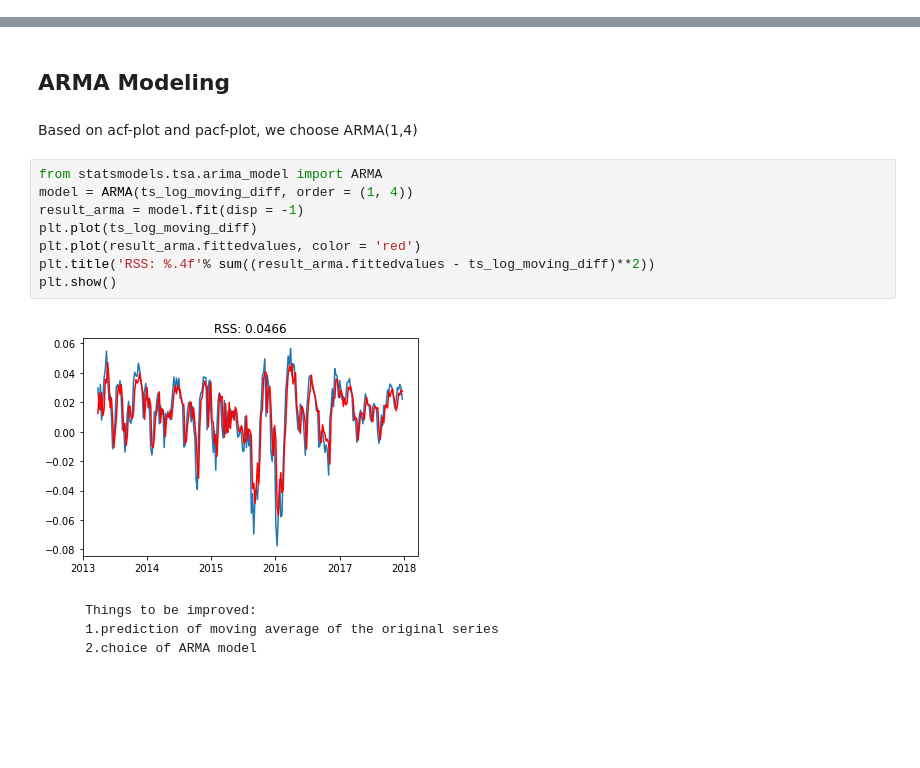
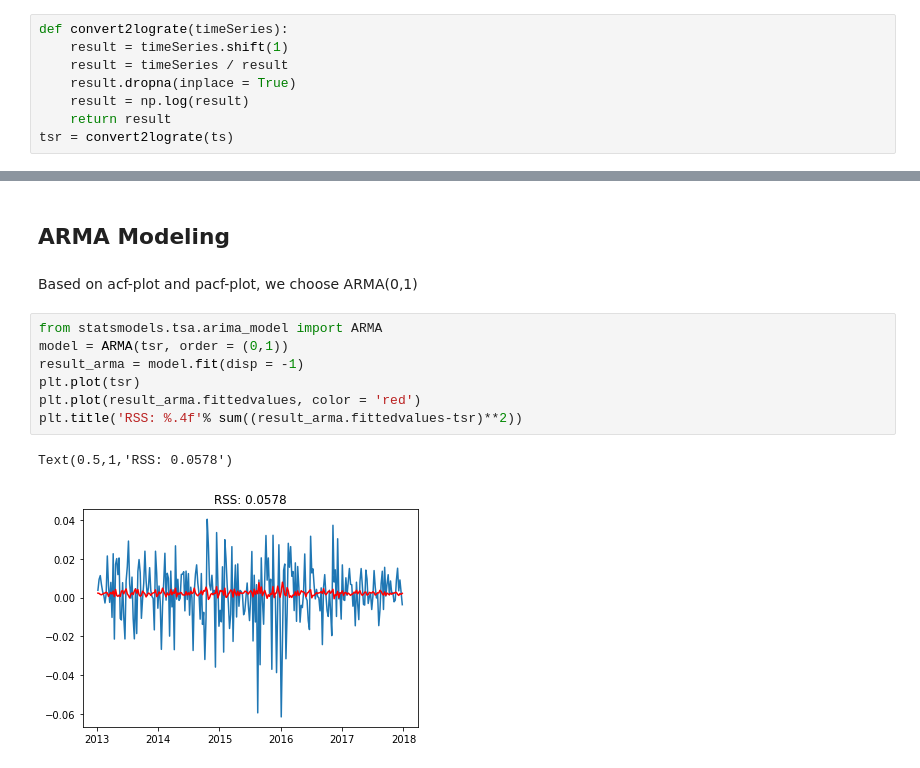
Before and after one commit to charlienew/Finance, a Jupyter notebook: sp500 test.ipynb, the cells around one changed output, grey strips where cells are left out. Drawn from its saved outputs; the diff is of its cells as text; blank space fills up the shorter version.

```diff
--- a/sp500 test.ipynb
+++ b/sp500 test.ipynb
@@ -70 +70,9 @@ Text(0.5,1,'S&P500 Weekly Closing Price')
 [figure]
+# %%
+def convert2lograte(timeSeries):
+    result = timeSeries.shift(1)
+    result = timeSeries / result
+    result.dropna(inplace = True)
+    result = np.log(result)
+    return result
+tsr = convert2lograte(ts)
@@ -186,18 +167,14 @@ dtype: float64
 # %% [markdown]
 ## ARMA Modeling
 # %% [markdown]
-Based on acf-plot and pacf-plot, we choose ARMA(1,4)
+Based on acf-plot and pacf-plot, we choose ARMA(0,1)
 # %%
 from statsmodels.tsa.arima_model import ARMA
-model = ARMA(ts_log_moving_diff, order = (1, 4))
+model = ARMA(tsr, order = (0,1))
 result_arma = model.fit(disp = -1)
-plt.plot(ts_log_moving_diff)
+plt.plot(tsr)
 plt.plot(result_arma.fittedvalues, color = 'red')
-plt.title('RSS: %.4f'% sum((result_arma.fittedvalues - ts_log_moving_diff)**2))
-plt.show()
+plt.title('RSS: %.4f'% sum((result_arma.fittedvalues-tsr)**2))
 # %% [output]
+Text(0.5,1,'RSS: 0.0578')
-[figure, old version]
+[figure, new version]
-# %% [markdown]
-        Things to be improved:
-        1.prediction of moving average of the original series
-        2.choice of ARMA model
```
Also changed, not shown: parts of 16 cells of this notebook.
